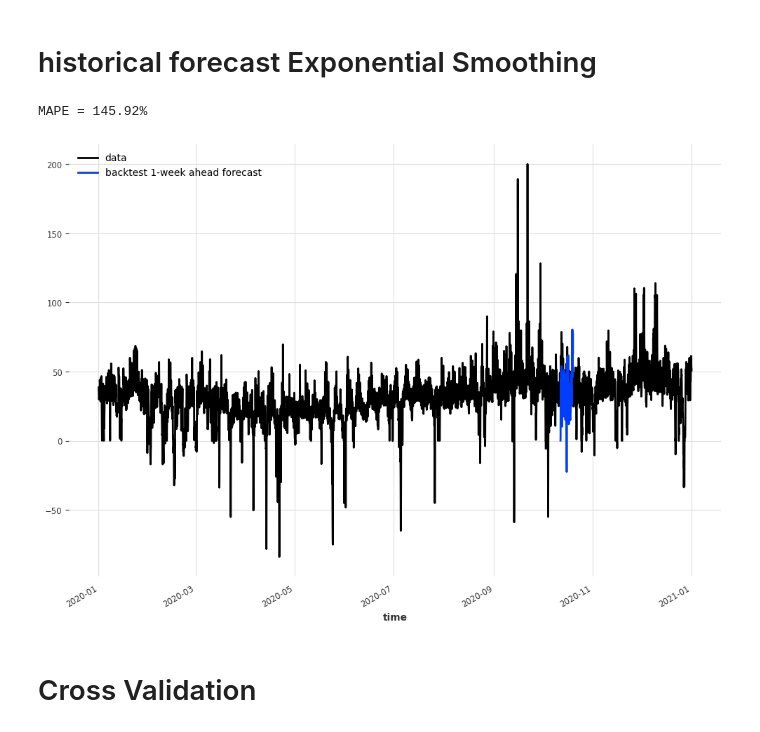
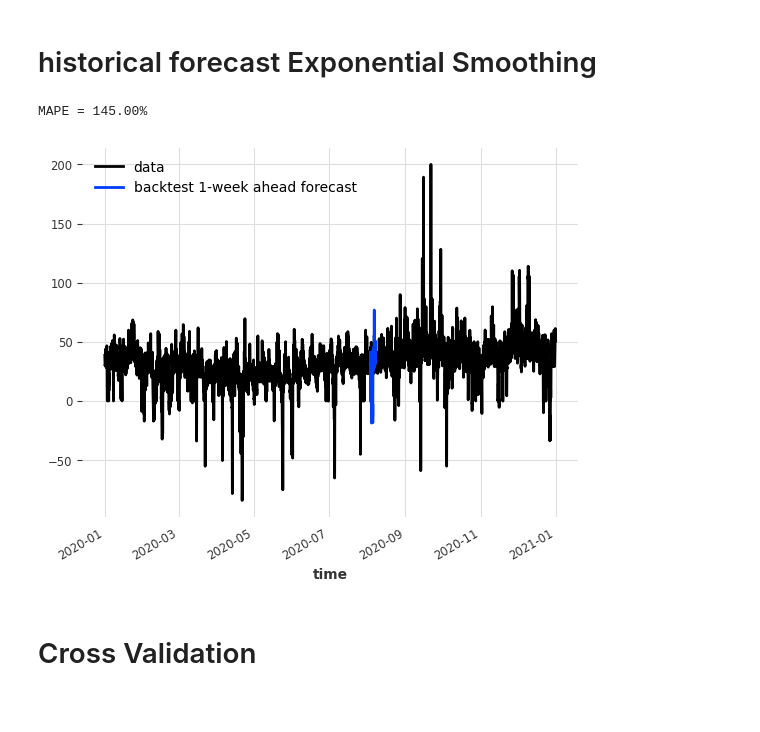
Before and after one commit to M-123-456/team-6-energy-costs, a Jupyter notebook: correlationBekki.ipynb, the cells around one changed output. Saved outputs shown, nothing was run; the diff lists cells and outputs as text; code cells hidden in the pictures; blank space fills up the shorter version.

Commit message:
Exp Smoothing and XGBModel backtest

```diff
--- a/correlationBekki.ipynb
+++ b/correlationBekki.ipynb
@@ -438,7 +442,7 @@ from statsmodels.graphics.tsaplots import plot_acf, plot_pacf
 from pylab import rcParams
 
 df = pd.read_csv(
-    "D:/4TechLabs/team-6-energy-costs/data/prepared/df_energy_climate_2020.csv")
+    "C:/Users/zawad/OneDrive/Desktop/team-6-energy-costs/data/prepared/df_energy_climate_2020.csv")
 # %%
 del df['date']
 del df['day_of_week']
@@ -491,7 +495,7 @@ train, val = series.split_after(0.8)
 # %%
 from darts.models import ExponentialSmoothing
 
-model = ExponentialSmoothing()
+model = ExponentialSmoothing(seasonal_periods=168)
 model.fit(train)
 prediction = model.predict(len(val))
 # %%
@@ -759,23 +763,23 @@ test_data = series[7029:]
 # %%
 '''historical forecast = Vorhersagen treffen, basierend auf vergangenen Daten. Keine Überprüfung auf Basis von nicht verwendetetn
 Daten, die die Kontrolle wären.
 train_data (ich habe jetzt valid_data genommen weil cross-val nicht gemacht und so mehr daten hier)'''
 
-backtest = model.historical_forecasts(valid_data, start=0.95, forecast_horizon=168, verbose=True)
+backtest = model.historical_forecasts(train_data, start=0.95, forecast_horizon=168, verbose=True)
 
 #series = TimeSeries die wir erstellt haben und verwenden
 #start = startzeitpunkt ab dem die erste Vorhersage beginnt, heißt: 0.5 --> bei 50% getraint und dann erste Vorhersage,
 # dann weiter trainiert (Cross-Validation)
 # 0.98 --> hier erste Vorhersage, daher so klein
 # je eher der Start zeitpunkt desto mehr Vorhersagen müssen getroffen werden, dann dauert es sehr lange
 
 
 series.plot(label="data")
 backtest.plot(label="backtest 1-week ahead forecast")
 print("MAPE = {:.2f}%".format(mape(backtest, series)))
 # %% [output]
-MAPE = 145.92%
+MAPE = 145.00%
-[figure, old version]
+[figure, new version]
 # %% [markdown]
 # Cross Validation
 # %%
```
Also changed, not shown: parts of 25 cells of this notebook.
